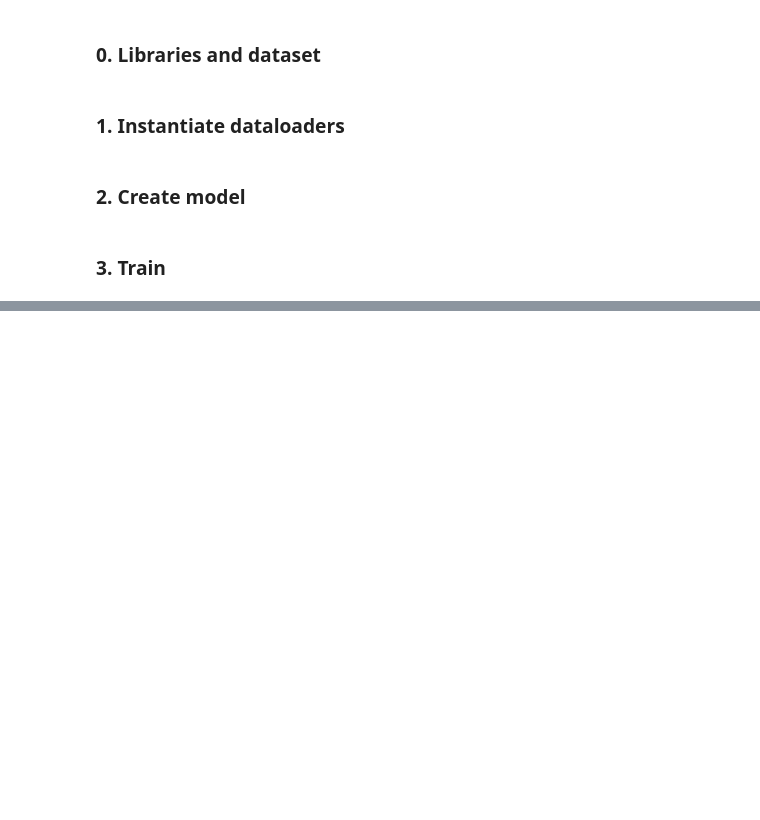
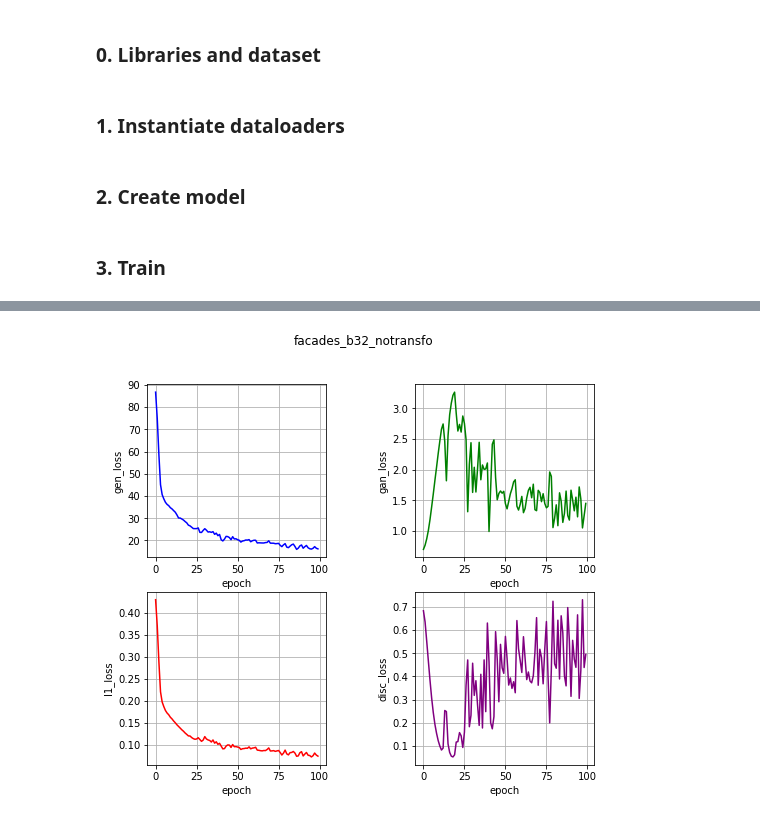
Before and after one commit to hugoartigas/pix2pix, a Jupyter notebook: train.ipynb, the cells around one changed output, grey strips where cells are left out. Saved outputs shown, nothing was run; the diff lists cells and outputs as text; code cells hidden in the pictures; blank space fills up the shorter version.

```diff
--- a/train.ipynb
+++ b/train.ipynb
@@ -106,0 +143,4 @@ Training complete in 12m 31s
+# %%
+utils.plot_and_save_history(history, filename = 'facades_b32_notransfo', title = 'facades_b32_notransfo')
+# %% [output]
+[figure, added]
```
Also changed, not shown: parts of 2 cells of this notebook, 3 other files.
